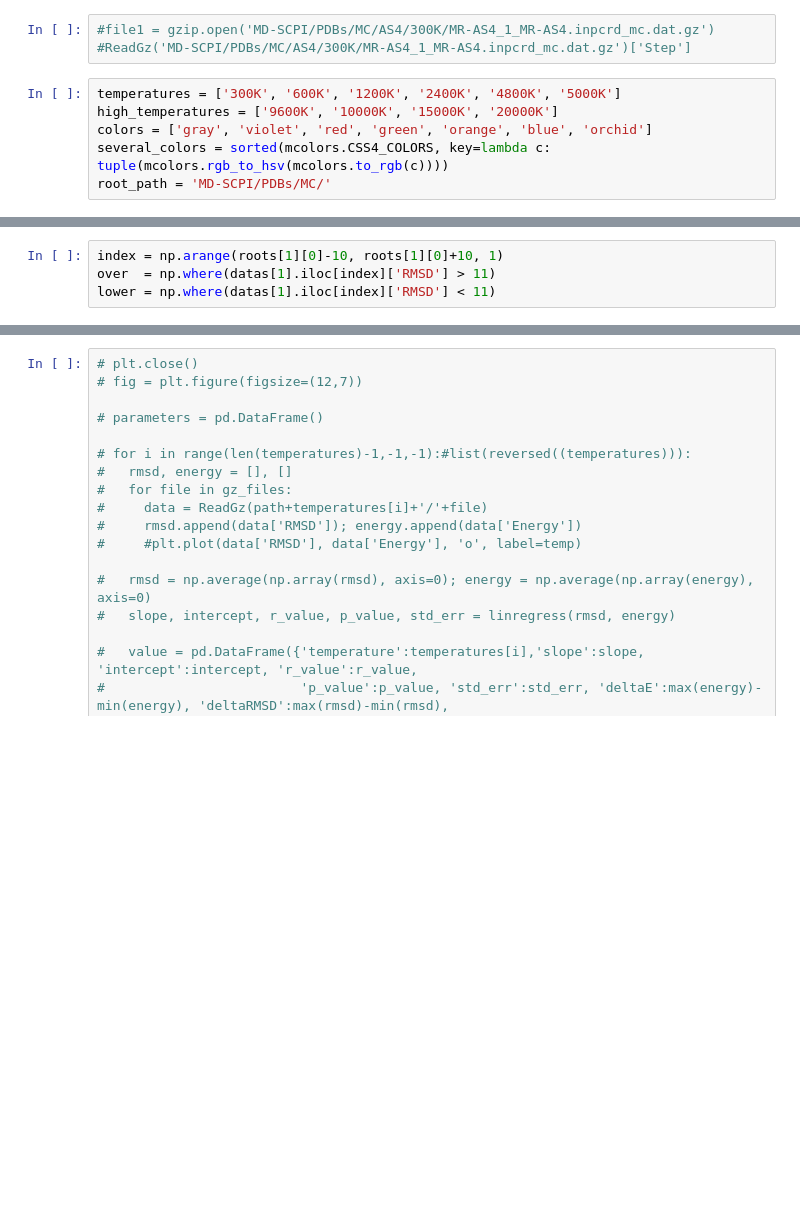
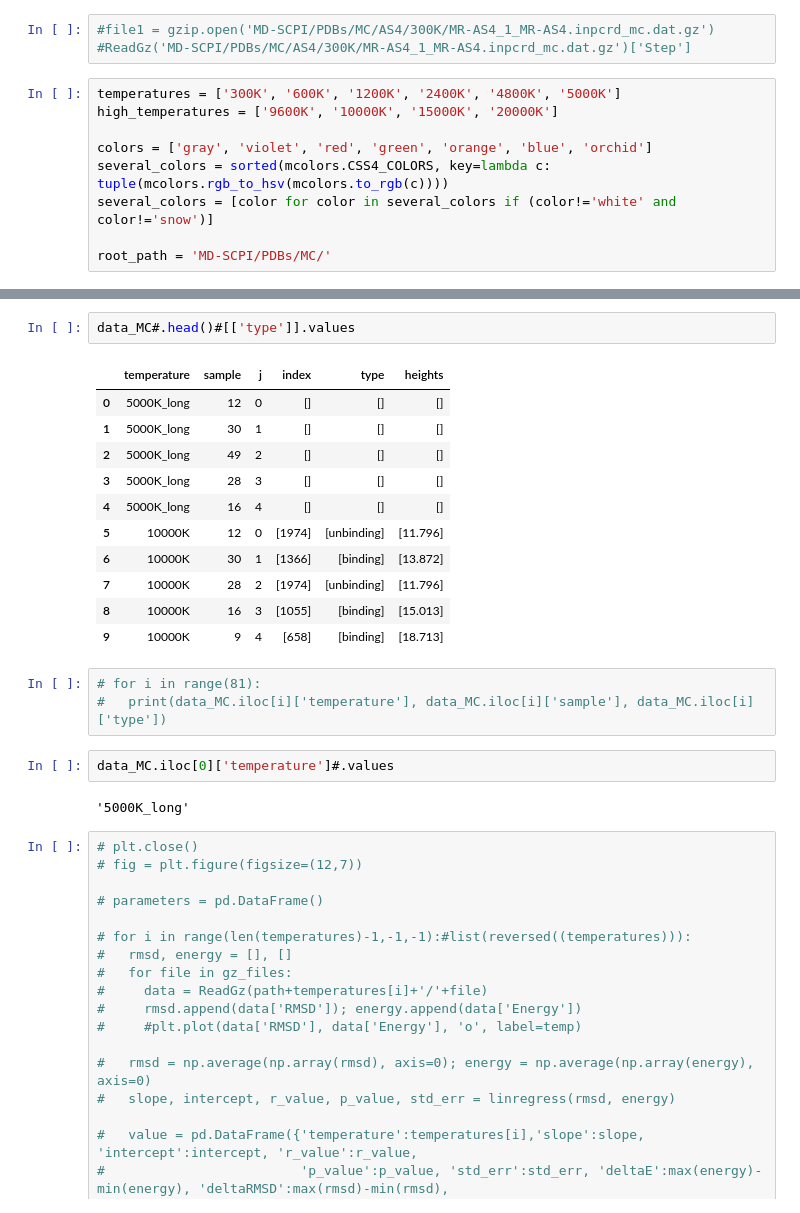
Before and after one commit to saguileran/MD-SCPI, a Jupyter notebook: NoteBooks/Plots_MC.ipynb, the cells around one changed output, grey strips where cells are left out. Cells and saved outputs as stored; diff of their text form; blank space fills up the shorter version.

```diff
--- a/NoteBooks/Plots_MC.ipynb
+++ b/NoteBooks/Plots_MC.ipynb
@@ -62,6 +60,9 @@ output.enable_custom_widget_manager()
 # %%
 temperatures = ['300K', '600K', '1200K', '2400K', '4800K', '5000K']
 high_temperatures = ['9600K', '10000K', '15000K', '20000K']
+
 colors = ['gray', 'violet', 'red', 'green', 'orange', 'blue', 'orchid']
 several_colors = sorted(mcolors.CSS4_COLORS, key=lambda c: tuple(mcolors.rgb_to_hsv(mcolors.to_rgb(c))))
+several_colors = [color for color in several_colors if (color!='white' and color!='snow')]
+
 root_path = 'MD-SCPI/PDBs/MC/'
@@ -359,4 +249,0 @@ datas[1]#.iloc[roots].index
-# %%
-index = np.arange(roots[1][0]-10, roots[1][0]+10, 1)
-over  = np.where(datas[1].iloc[index]['RMSD'] > 11)
-lower = np.where(datas[1].iloc[index]['RMSD'] < 11)
@@ -394,3 +382,24 @@ high_parameters.head()
+# %%
+data_MC#.head()#[['type']].values
+# %% [output]
+|  | temperature | sample | j | index | type | heights |
+| 0 | 5000K_long | 12 | 0 | [] | [] | [] |
+| 1 | 5000K_long | 30 | 1 | [] | [] | [] |
+| 2 | 5000K_long | 49 | 2 | [] | [] | [] |
+| 3 | 5000K_long | 28 | 3 | [] | [] | [] |
+| 4 | 5000K_long | 16 | 4 | [] | [] | [] |
+| 5 | 10000K | 12 | 0 | [1974] | [unbinding] | [11.796] |
+| 6 | 10000K | 30 | 1 | [1366] | [binding] | [13.872] |
+| 7 | 10000K | 28 | 2 | [1974] | [unbinding] | [11.796] |
+| 8 | 10000K | 16 | 3 | [1055] | [binding] | [15.013] |
+| 9 | 10000K | 9 | 4 | [658] | [binding] | [18.713] |
+# %%
+# for i in range(81):
+#   print(data_MC.iloc[i]['temperature'], data_MC.iloc[i]['sample'], data_MC.iloc[i]['type'])
+# %%
+data_MC.iloc[0]['temperature']#.values
+# %% [output]
+'5000K_long'
 # %%
 # plt.close()
 # fig = plt.figure(figsize=(12,7))
```
Also changed, not shown: parts of 16 cells of this notebook.
